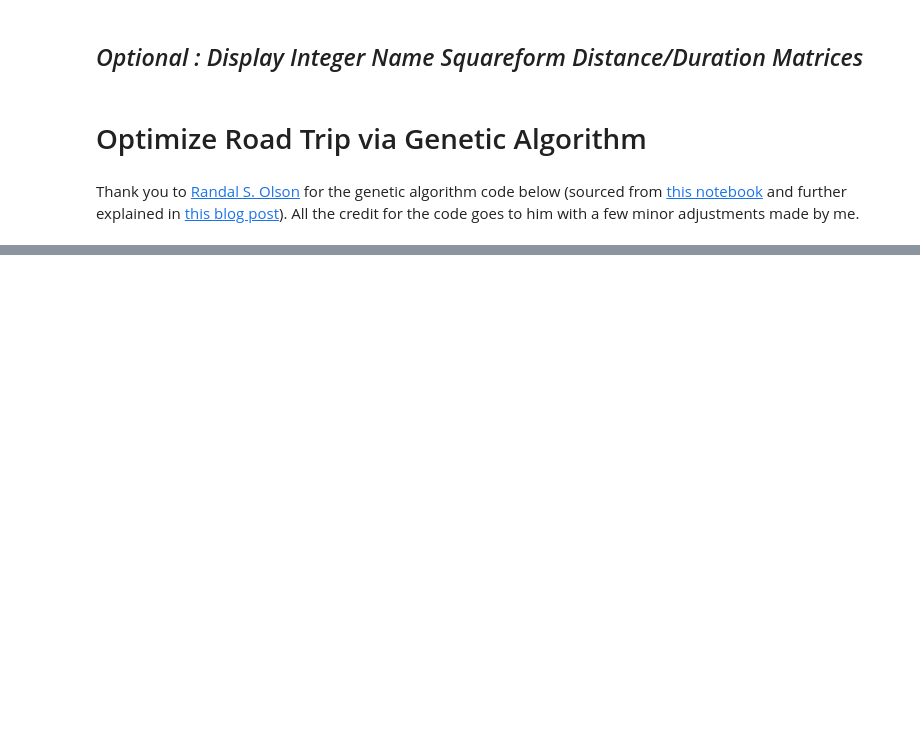
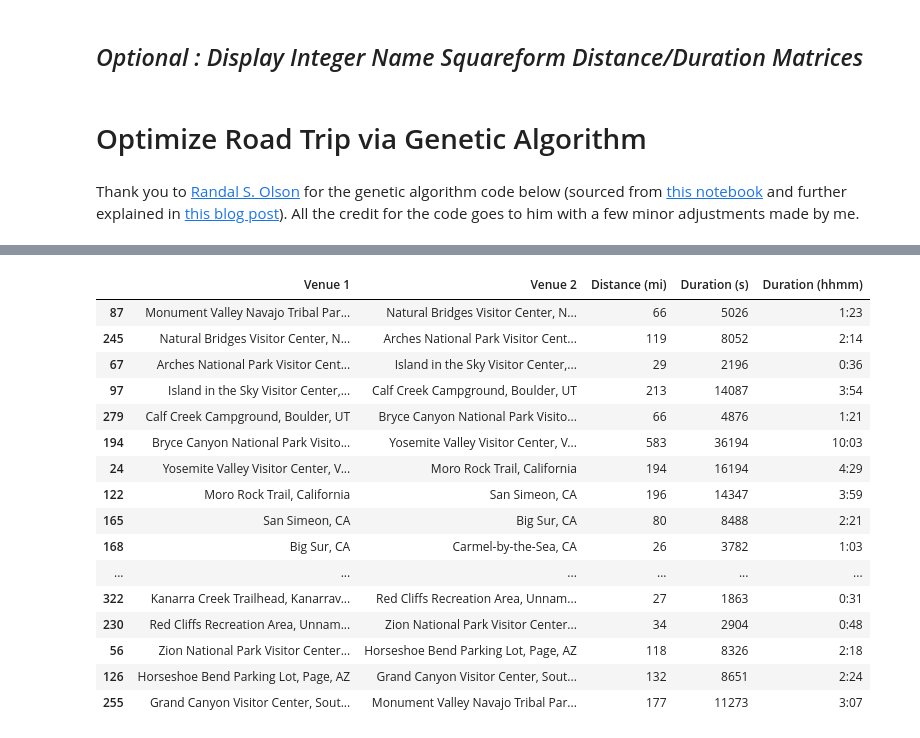
Before and after one commit to hcederna/road-trip-optimization, a Jupyter notebook: Road Trip Optimization.ipynb, the cells around one changed output, grey strips where cells are left out. Cells and saved outputs as stored; diff of their text form; code cells hidden in the pictures; blank space fills up the shorter version.

Commit message:
Added code to create distance and duration df ordered based on the results of the genetic algorithm

```diff
--- a/Road Trip Optimization.ipynb
+++ b/Road Trip Optimization.ipynb
@@ -146,5 +146,5 @@ from src.genetic_algorithm import *
 results = run_genetic_algorithm(MY_POINTS_OF_INTEREST, distance_duration_filename, generations=5000, population_size=100)
 
 # Update HTML file to display correct results
-update_results_html_file("./src/results_template.html", "./tmp/results.html", results)
+update_results_html_file("./src/results_template.html", "./results/results.html", results)
 # %% [output]
@@ -191,3 +190,6 @@ results
 # %%
 # View map of results (map opens in new tab)
 !open ./results/results.html
+# %%
+# Create distance and duration df ordered based on the results of the genetic algorithm
+df = pd.read_csv(distance_duration_filename, index_col=0)
@@ -193,0 +205,6 @@ results
+# %%
+from src.data_collection import *
+
+print(df.shape)
+df = add_reverse_travel_information_to_distance_duration_df(df)
+print(df.shape)
@@ -193,0 +223,26 @@ results
+# %%
+results_df = pd.DataFrame()
+
+for i in range(len(results)):
+
+    results_df = results_df.append(df[(df['Venue 1'] == results[i]) & (df['Venue 2'] == results[(i + 1) % len(results)])])
+
+results_df
+# %% [output]
+|  | Venue 1 | Venue 2 | Distance (mi) | Duration (s) | Duration (hhmm) |
+| 87 | Monument Valley Navajo Tribal Par... | Natural Bridges Visitor Center, N... | 66 | 5026 | 1:23 |
+| 245 | Natural Bridges Visitor Center, N... | Arches National Park Visitor Cent... | 119 | 8052 | 2:14 |
+| 67 | Arches National Park Visitor Cent... | Island in the Sky Visitor Center,... | 29 | 2196 | 0:36 |
+| 97 | Island in the Sky Visitor Center,... | Calf Creek Campground, Boulder, UT | 213 | 14087 | 3:54 |
+| 279 | Calf Creek Campground, Boulder, UT | Bryce Canyon National Park Visito... | 66 | 4876 | 1:21 |
+| 194 | Bryce Canyon National Park Visito... | Yosemite Valley Visitor Center, V... | 583 | 36194 | 10:03 |
+| 24 | Yosemite Valley Visitor Center, V... | Moro Rock Trail, California | 194 | 16194 | 4:29 |
+| 122 | Moro Rock Trail, California | San Simeon, CA | 196 | 14347 | 3:59 |
+| 165 | San Simeon, CA | Big Sur, CA | 80 | 8488 | 2:21 |
+| 168 | Big Sur, CA | Carmel-by-the-Sea, CA | 26 | 3782 | 1:03 |
+| ... | ... | ... | ... | ... | ... |
+| 322 | Kanarra Creek Trailhead, Kanarrav... | Red Cliffs Recreation Area, Unnam... | 27 | 1863 | 0:31 |
+| 230 | Red Cliffs Recreation Area, Unnam... | Zion National Park Visitor Center... | 34 | 2904 | 0:48 |
+| 56 | Zion National Park Visitor Center... | Horseshoe Bend Parking Lot, Page, AZ | 118 | 8326 | 2:18 |
+| 126 | Horseshoe Bend Parking Lot, Page, AZ | Grand Canyon Visitor Center, Sout... | 132 | 8651 | 2:24 |
+| 255 | Grand Canyon Visitor Center, Sout... | Monument Valley Navajo Tribal Par... | 177 | 11273 | 3:07 |
```
Also changed, not shown: parts of 8 cells of this notebook.
